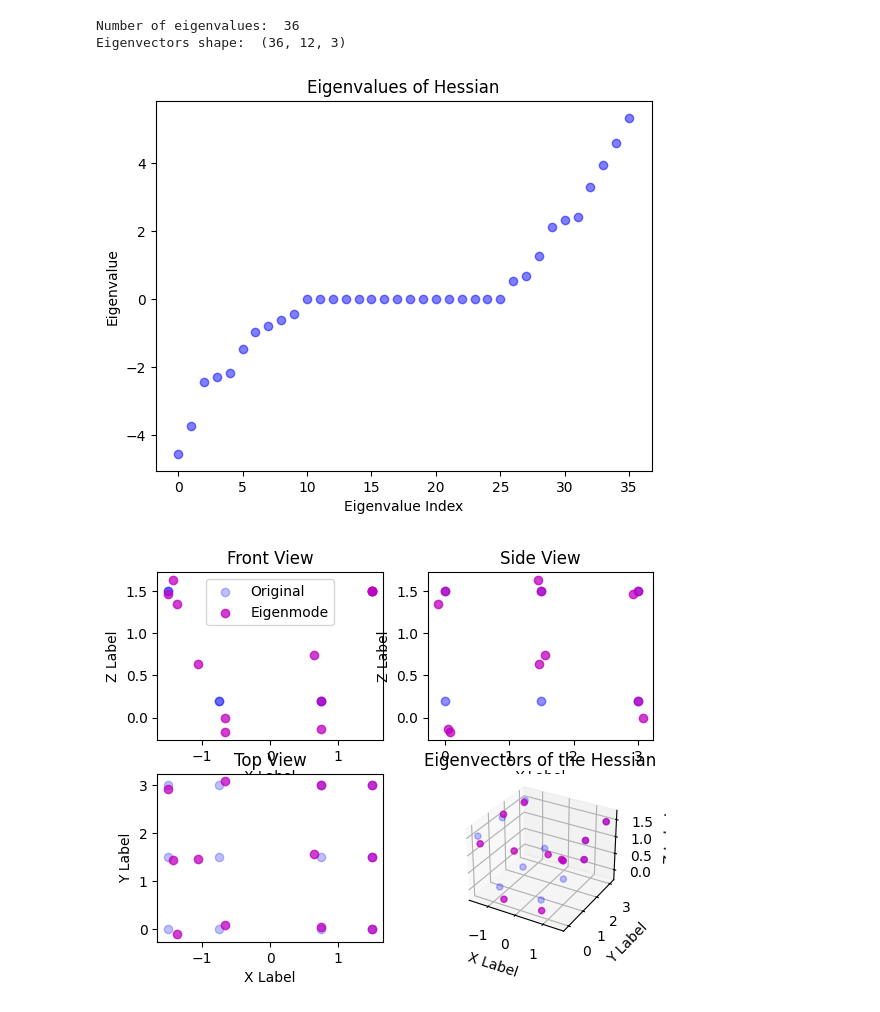
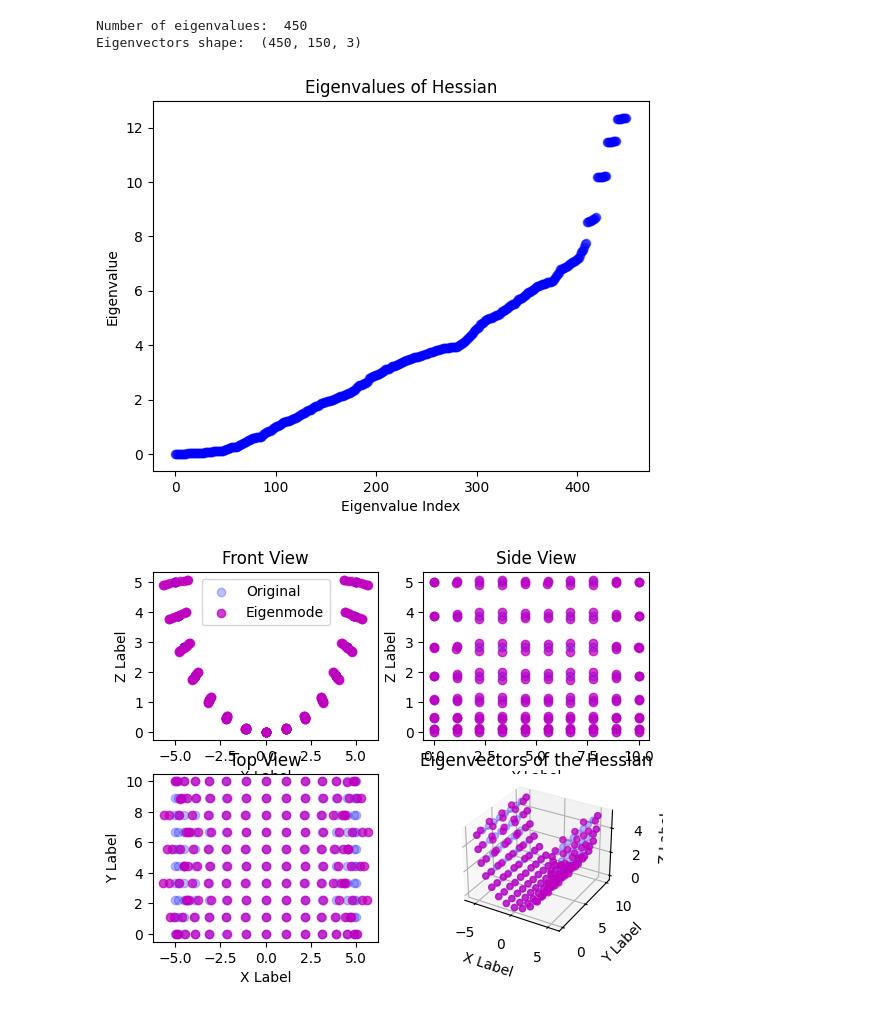
Before and after one commit to JJkrokoder/hydrodynamic_int, a Jupyter notebook: examples/hp_diag/HP_modes.ipynb, the cells around one changed output. Drawn from its saved outputs; the diff is of its cells as text; code cells hidden in the pictures.

Commit message:
Created example for visualizing some modes

```diff
--- a/examples/hp_diag/HP_modes.ipynb
+++ b/examples/hp_diag/HP_modes.ipynb
@@ -135,10 +135,4 @@ def graph_mode (positions : list, eigenmode: np.ndarray, title : str =None):
 # %%
 
 
-positions, bonds = construct_structure(length=3, radius=1.5, amplitude=np.pi/2, density=1.0)
-print("Pairbonds:")
-for i in range(len(bonds['pairbonds']['data'])):
-    print(f"Pairbond {i}: {bonds['pairbonds']['data'][i]}")
-print("Angular Bonds:")
-for i in range(len(bonds['anglebonds']['data'])):
-    print(f"Anglebond {i}: {bonds['anglebonds']['data'][i]}")
+positions, bonds = construct_structure(length=10, radius=5, amplitude=np.pi/2, density=1.0)
@@ -197,16 +172,16 @@ eigenvalues, eigenvectors, hessian_reshaped, eigenvectors_reshaped = hess.diagon
 print("Number of eigenvalues: ", len(eigenvalues))
 print("Eigenvectors shape: ", eigenvectors.shape)
 # %% [output]
-Number of eigenvalues:  36
-Eigenvectors shape:  (36, 12, 3)
+Number of eigenvalues:  450
+Eigenvectors shape:  (450, 150, 3)
 # %%
 # Check if the eigenvectors are orthogonal
 orthogonal = np.allclose(np.dot(eigenvectors_reshaped.T, eigenvectors_reshaped), np.eye(eigenvectors_reshaped.shape[1]))
 # %%
 plot_eigenvalues(eigenvalues, title="Eigenvalues of Hessian")
 # %% [output]
-[figure, old version]
+[figure, new version]
 # %%
-graph_mode(positions, eigenvectors[5,:,:], title="Eigenvectors of the Hessian")
+graph_mode(positions, eigenvectors[10,:,:]*3, title="Eigenvectors of the Hessian")
 # %% [output]
-[figure, old version]
+[figure, new version]
```
Also changed, not shown: parts of 4 cells of this notebook.
